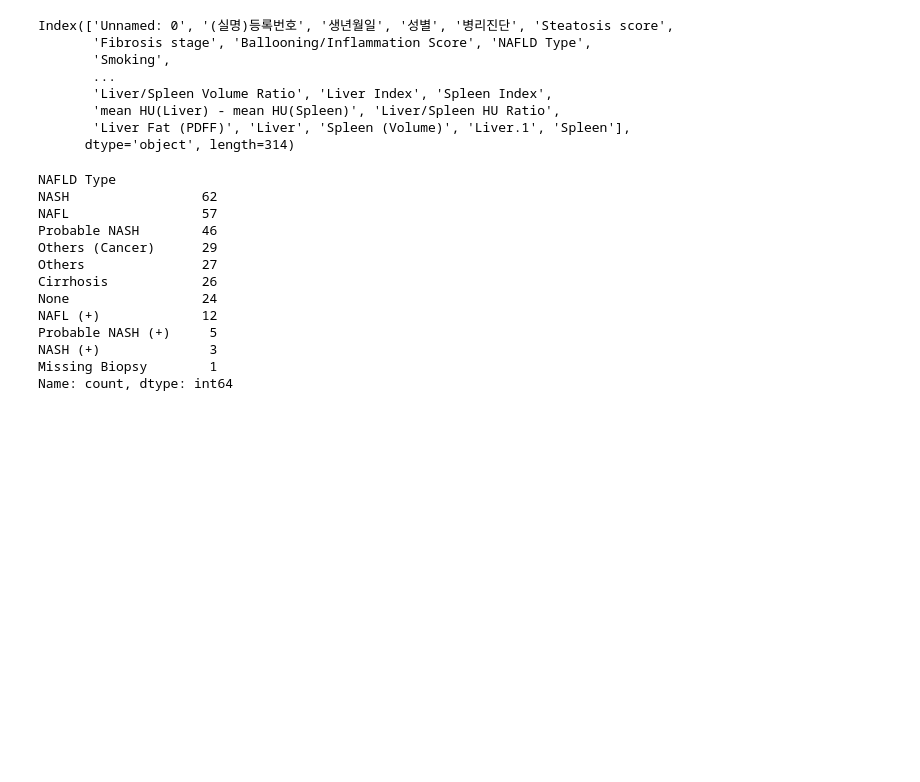
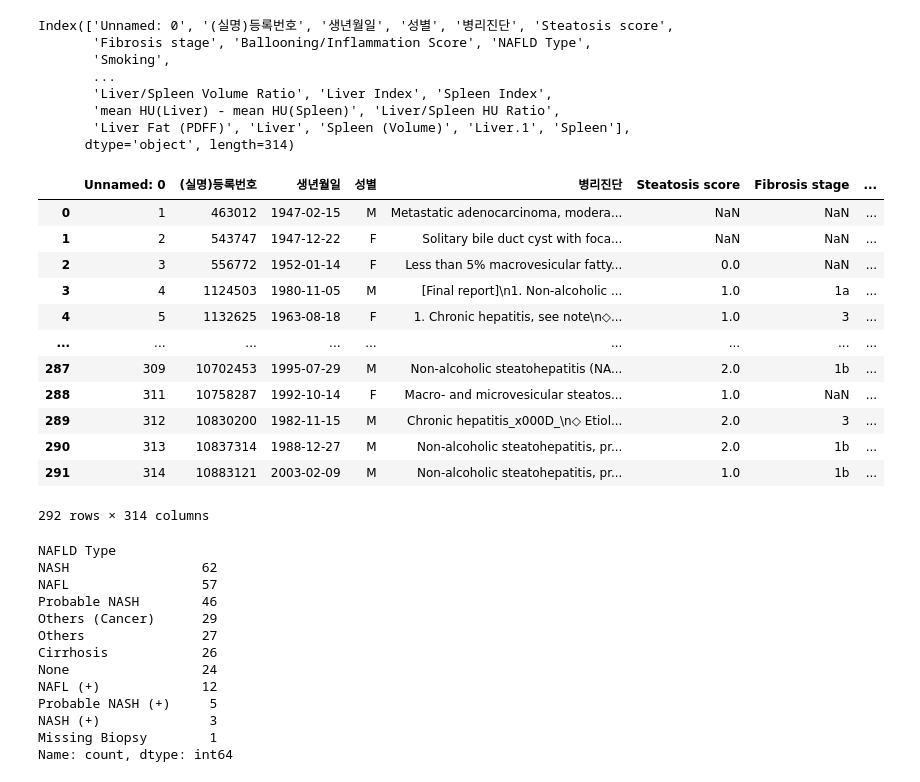
Before and after one commit to skhyun15/data, a Jupyter notebook: KDH/Data Preprocessing 1.ipynb, the cells around one changed output. Cells and saved outputs as stored; diff of their text form; code cells hidden in the pictures; blank space fills up the shorter version.

```diff
--- a/KDH/Data Preprocessing 1.ipynb
+++ b/KDH/Data Preprocessing 1.ipynb
@@ -24,6 +24,22 @@ Index(['Unnamed: 0', '(실명)등록번호', '생년월일', '성별', '병리
        'mean HU(Liver) - mean HU(Spleen)', 'Liver/Spleen HU Ratio',
        'Liver Fat (PDFF)', 'Liver', 'Spleen (Volume)', 'Liver.1', 'Spleen'],
       dtype='object', length=314)
+# %%
+df
+# %% [output]
+|  | Unnamed: 0 | (실명)등록번호 | 생년월일 | 성별 | 병리진단 | Steatosis score | Fibrosis stage | ... |
+| 0 | 1 | 463012 | 1947-02-15 | M | Metastatic adenocarcinoma, modera... | NaN | NaN | ... |
+| 1 | 2 | 543747 | 1947-12-22 | F | Solitary bile duct cyst with foca... | NaN | NaN | ... |
+| 2 | 3 | 556772 | 1952-01-14 | F | Less than 5% macrovesicular fatty... | 0.0 | NaN | ... |
+| 3 | 4 | 1124503 | 1980-11-05 | M | [Final report]\n1. Non-alcoholic ... | 1.0 | 1a | ... |
+| 4 | 5 | 1132625 | 1963-08-18 | F | 1. Chronic hepatitis, see note\n◇... | 1.0 | 3 | ... |
+| ... | ... | ... | ... | ... | ... | ... | ... | ... |
+| 287 | 309 | 10702453 | 1995-07-29 | M | Non-alcoholic steatohepatitis (NA... | 2.0 | 1b | ... |
+| 288 | 311 | 10758287 | 1992-10-14 | F | Macro- and microvesicular steatos... | 1.0 | NaN | ... |
+| 289 | 312 | 10830200 | 1982-11-15 | M | Chronic hepatitis_x000D_\n◇ Etiol... | 2.0 | 3 | ... |
+| 290 | 313 | 10837314 | 1988-12-27 | M | Non-alcoholic steatohepatitis, pr... | 2.0 | 1b | ... |
+| 291 | 314 | 10883121 | 2003-02-09 | M | Non-alcoholic steatohepatitis, pr... | 1.0 | 1b | ... |
+292 rows × 314 columns
 # %%
 pd.reset_option("display.max_rows")
 pd.reset_option("display.max_columns")
```
Also changed, not shown: 29 other files.
